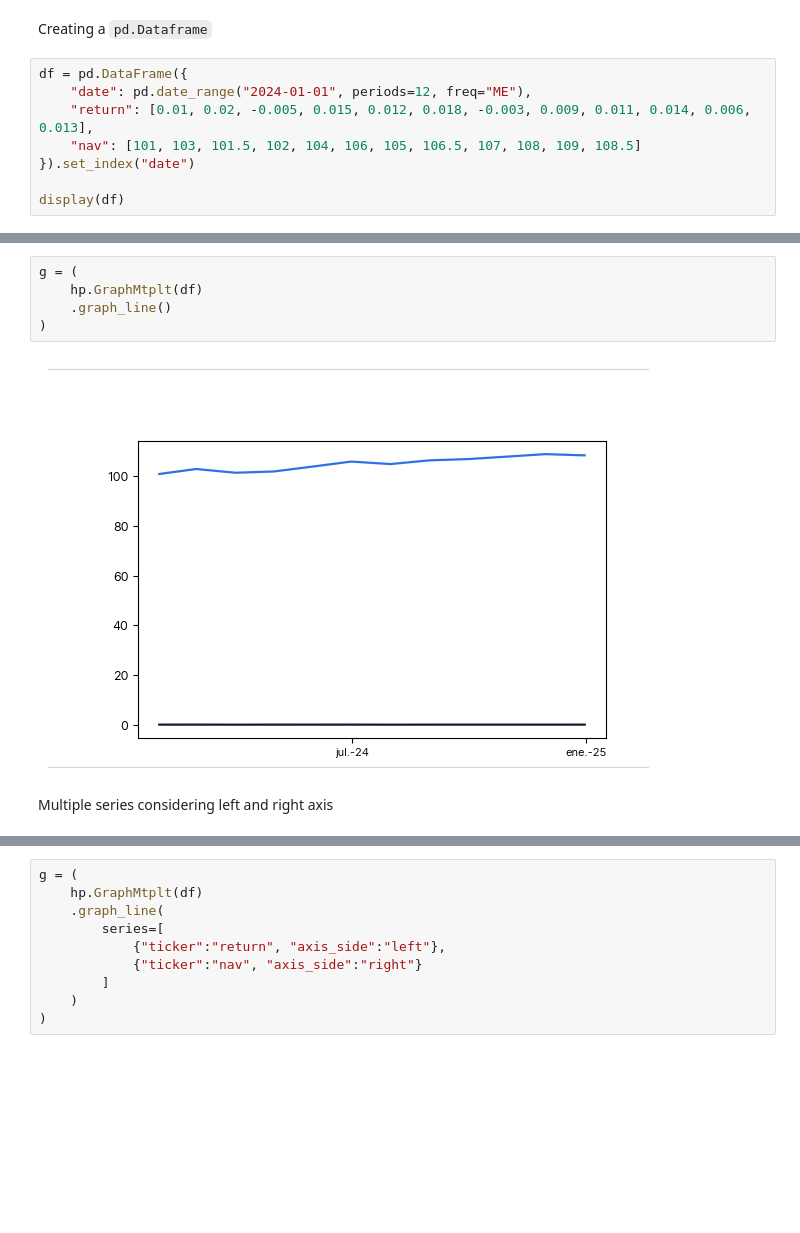
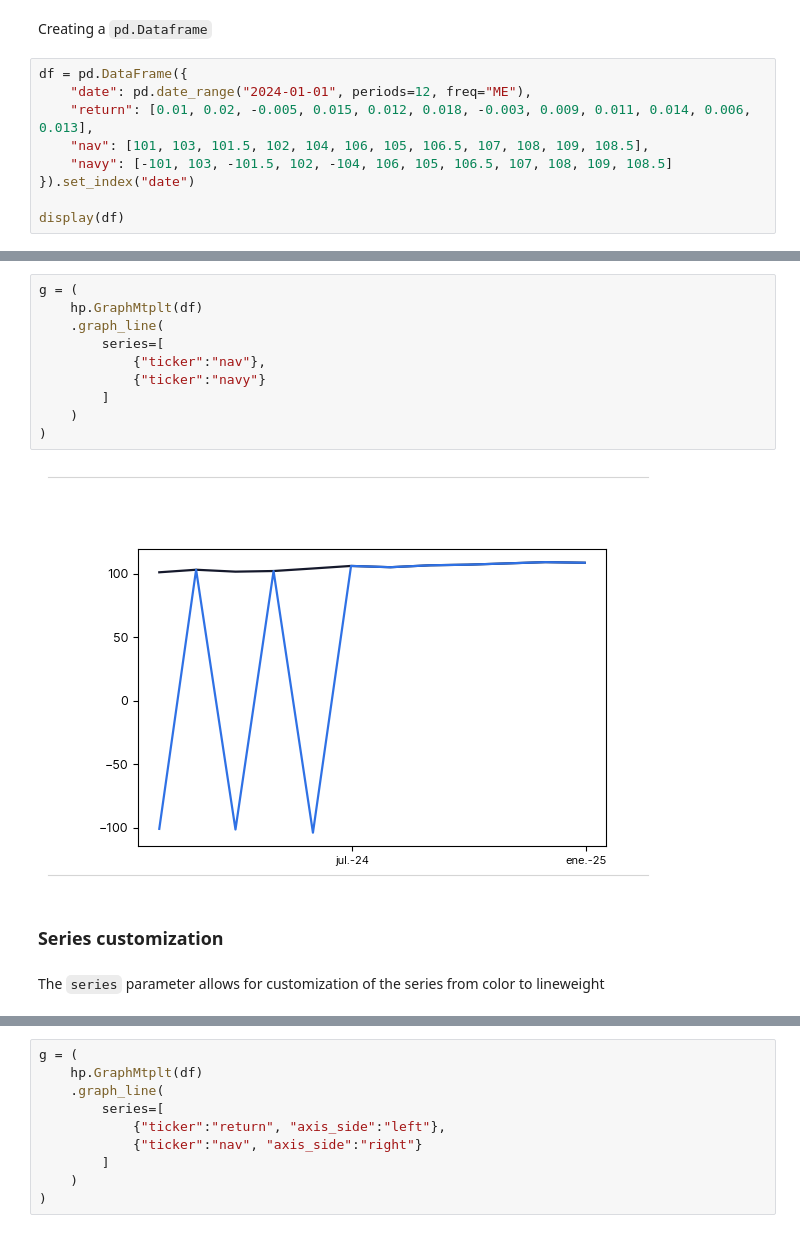
Before and after one commit to jc-ocampob/helpers_ps, a Jupyter notebook: docs/GraphMtplt/Line/graph.ipynb, the cells around one changed output, grey strips where cells are left out. Cells and saved outputs as stored; diff of their text form; blank space fills up the shorter version.

```diff
--- a/docs/GraphMtplt/Line/graph.ipynb
+++ b/docs/GraphMtplt/Line/graph.ipynb
@@ -32,7 +32,8 @@ Creating a `pd.Dataframe`
 df = pd.DataFrame({
     "date": pd.date_range("2024-01-01", periods=12, freq="ME"),
     "return": [0.01, 0.02, -0.005, 0.015, 0.012, 0.018, -0.003, 0.009, 0.011, 0.014, 0.006, 0.013],
-    "nav": [101, 103, 101.5, 102, 104, 106, 105, 106.5, 107, 108, 109, 108.5]
+    "nav": [101, 103, 101.5, 102, 104, 106, 105, 106.5, 107, 108, 109, 108.5],
+    "navy": [-101, 103, -101.5, 102, -104, 106, 105, 106.5, 107, 108, 109, 108.5]
 }).set_index("date")
 
 display(df)
@@ -72,9 +71,16 @@ Graphing all series in dataframe
 # %%
 g = (
     hp.GraphMtplt(df)
-    .graph_line()
+    .graph_line(
+        series=[
+            {"ticker":"nav"},
+            {"ticker":"navy"}
+        ]
+    )
 )
 # %% [output]
-[figure, old version]
+[figure, new version]
 # %% [markdown]
-Multiple series considering left and right axis
+### Series customization
+# %% [markdown]
+The `series` parameter allows for customization of the series from color to lineweight
```
Also changed, not shown: parts of 7 cells of this notebook, 10 other files.
